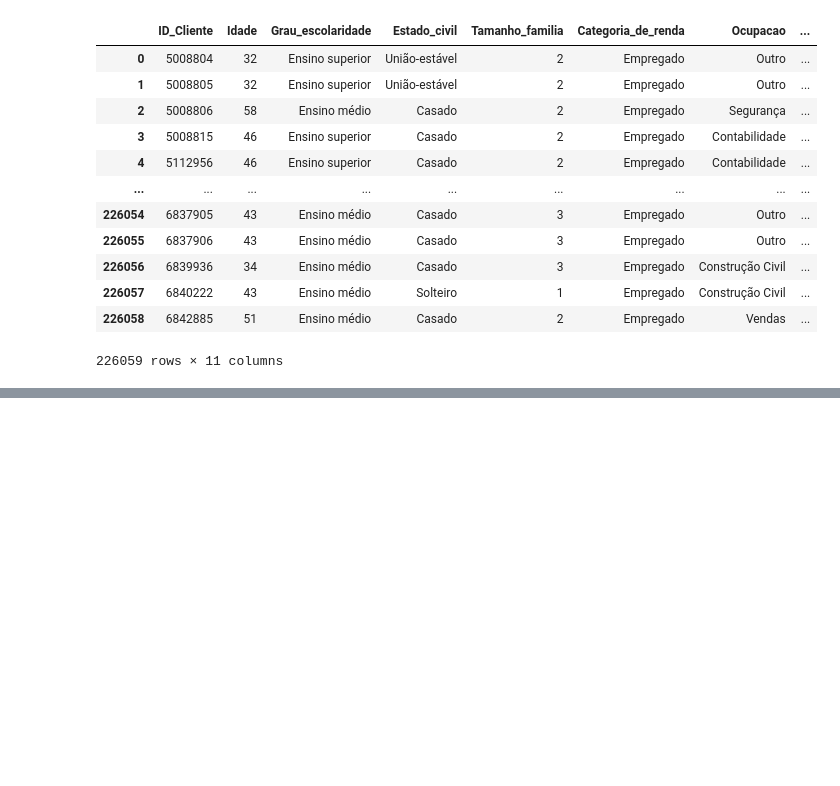
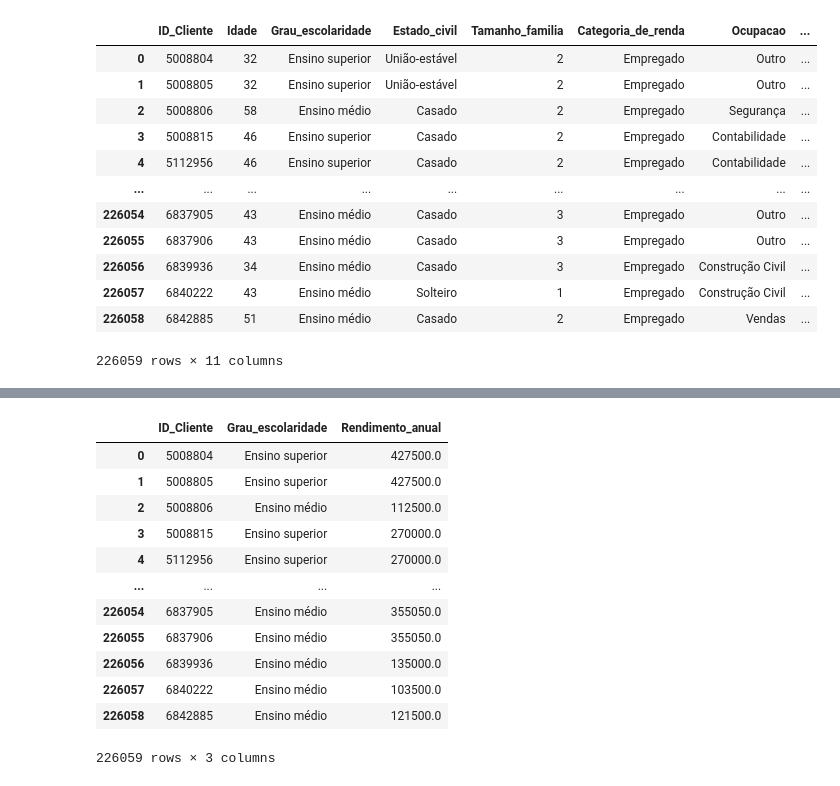
Before and after one commit to TheFirstGomes/Estudos, a Jupyter notebook: ALURA/03_Curso_Pandas_Inicial/02_trabalhando_diferentes_arquivos/pandas.ipynb, the cells around one changed output, grey strips where cells are left out. Saved outputs shown, nothing was run; the diff lists cells and outputs as text; code cells hidden in the pictures; blank space fills up the shorter version.

```diff
--- a/ALURA/03_Curso_Pandas_Inicial/02_trabalhando_diferentes_arquivos/pandas.ipynb
+++ b/ALURA/03_Curso_Pandas_Inicial/02_trabalhando_diferentes_arquivos/pandas.ipynb
@@ -326,0 +349,16 @@ empregados
+# %%
+pd.read_sql_table('empregados', engine, columns=['ID_Cliente', 'Grau_escolaridade', 'Rendimento_anual'])
+# %% [output]
+|  | ID_Cliente | Grau_escolaridade | Rendimento_anual |
+| 0 | 5008804 | Ensino superior | 427500.0 |
+| 1 | 5008805 | Ensino superior | 427500.0 |
+| 2 | 5008806 | Ensino médio | 112500.0 |
+| 3 | 5008815 | Ensino superior | 270000.0 |
+| 4 | 5112956 | Ensino superior | 270000.0 |
+| ... | ... | ... | ... |
+| 226054 | 6837905 | Ensino médio | 355050.0 |
+| 226055 | 6837906 | Ensino médio | 355050.0 |
+| 226056 | 6839936 | Ensino médio | 135000.0 |
+| 226057 | 6840222 | Ensino médio | 103500.0 |
+| 226058 | 6842885 | Ensino médio | 121500.0 |
+226059 rows × 3 columns
```
Also changed, not shown: parts of 6 cells of this notebook.
